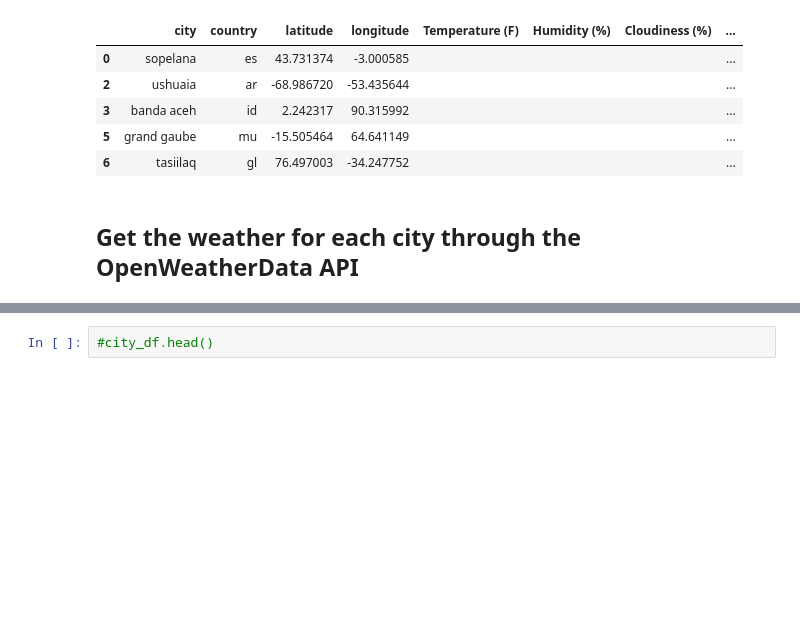
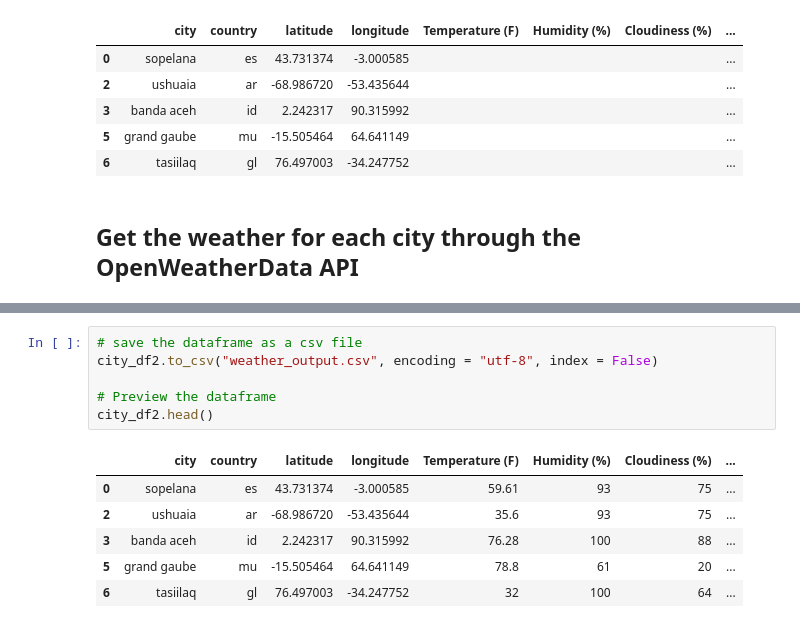
Before and after one commit to rochiecuevas/WeatherPy, a Jupyter notebook: WeatherPy.ipynb, the cells around one changed output, grey strips where cells are left out. Cells and saved outputs as stored; diff of their text form; blank space fills up the shorter version.

Commit message:
add output csv file and updated notebook

```diff
--- a/WeatherPy.ipynb
+++ b/WeatherPy.ipynb
@@ -153,2 +168,13 @@ pprint(response_json)
-# %%
-#city_df.head()
+# %%
+# save the dataframe as a csv file
+city_df2.to_csv("weather_output.csv", encoding = "utf-8", index = False)
+
+# Preview the dataframe
+city_df2.head()
+# %% [output]
+|  | city | country | latitude | longitude | Temperature (F) | Humidity (%) | Cloudiness (%) | ... |
+| 0 | sopelana | es | 43.731374 | -3.000585 | 59.61 | 93 | 75 | ... |
+| 2 | ushuaia | ar | -68.986720 | -53.435644 | 35.6 | 93 | 75 | ... |
+| 3 | banda aceh | id | 2.242317 | 90.315992 | 76.28 | 100 | 88 | ... |
+| 5 | grand gaube | mu | -15.505464 | 64.641149 | 78.8 | 61 | 20 | ... |
+| 6 | tasiilaq | gl | 76.497003 | -34.247752 | 32 | 100 | 64 | ... |
```
Also changed, not shown: parts of 5 cells of this notebook, 1 other file.
